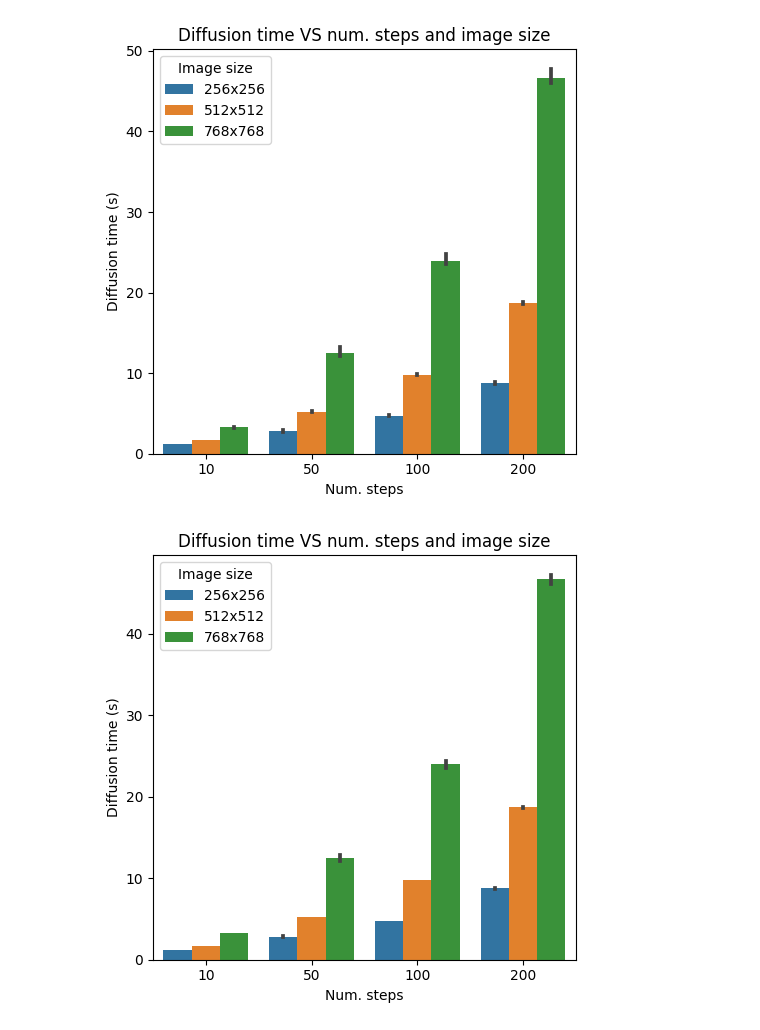
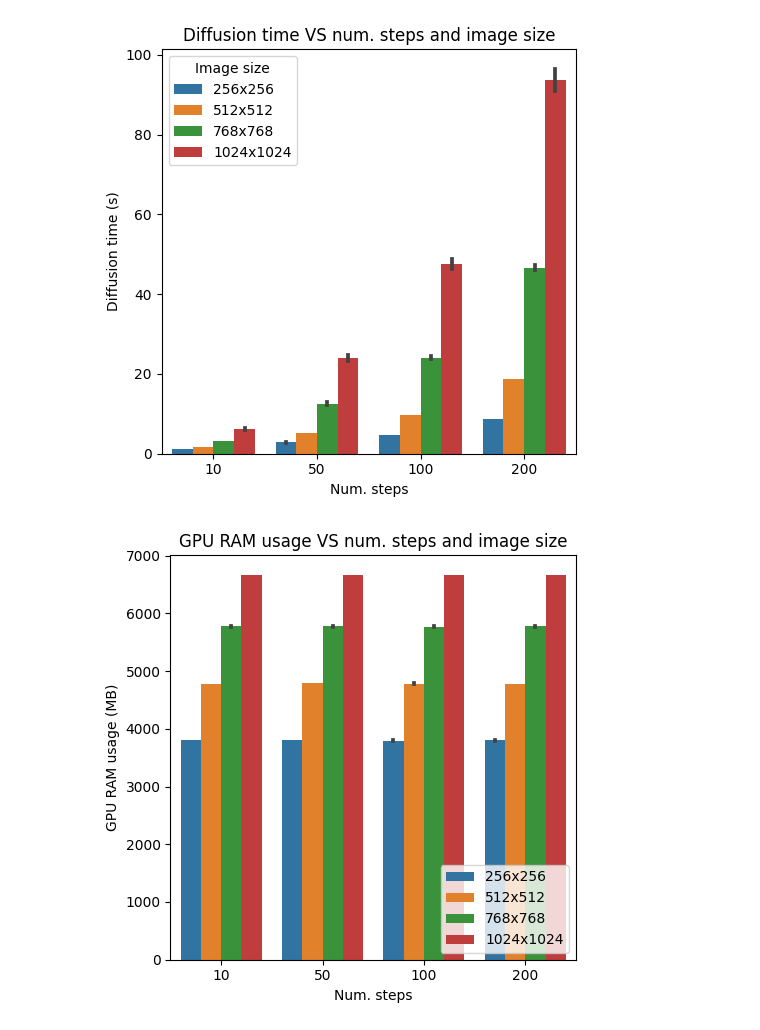
Before and after one commit to maslychm/diffusion, a Jupyter notebook: plots.ipynb, the cells around one changed output. Saved outputs shown, nothing was run; the diff lists cells and outputs as text; code cells hidden in the pictures.

```diff
--- a/plots.ipynb
+++ b/plots.ipynb
@@ -5,13 +6,24 @@ import pandas as pd
+# %%
+hue_order = ["256x256", "512x512", "768x768", "1024x1024"]
 # %%
-df = pd.read_csv("results/timings.csv")
+# collect existing results
+
+dfs = []
+for file in os.listdir("./results/"):
+    if file.endswith(".csv"):
+        df = pd.read_csv(f"./results/{file}")
+        dfs.append(df)
+
+df = pd.concat(dfs)
 df["Image size"] = df["size"].astype(str) + "x" + df["size"].astype(str)
+# df.to_csv("results/baseline_timings.csv", index=False)
 # %%
 fig, ax = plt.subplots(1, 1, figsize=(5, 5))
-sns.barplot(data=df, x="steps", y="total_time", hue="Image size", ax=ax)
+sns.barplot(data=df, x="steps", y="total_time", hue="Image size", hue_order=hue_order, ax=ax)
 ax.set_title("Diffusion time VS num. steps and image size")
 ax.set_xlabel("Num. steps")
 ax.set_ylabel("Diffusion time (s)")
 fig.tight_layout()
 fig.savefig("results/diffusion_time_vs_steps_and_size.png", dpi=300)
 # %% [output]
-[figure, old version]
+[figure, new version]
@@ -40,23 +30,11 @@ fig.savefig("results/diffusion_time_vs_steps_and_size.png", dpi=300)
-# %%
-# collect existing results
-import pandas as pd
-import os
-
-dfs = []
-for file in os.listdir("./results/"):
-    if file.endswith(".csv"):
-        df = pd.read_csv(f"./results/{file}")
-        dfs.append(df)
-
-df = pd.concat(dfs)
-df["Image size"] = df["size"].astype(str) + "x" + df["size"].astype(str)
 # %%
 fig, ax = plt.subplots(1, 1, figsize=(5, 5))
-sns.barplot(data=df, x="steps", y="total_time", hue="Image size", ax=ax)
-ax.set_title("Diffusion time VS num. steps and image size")
+sns.barplot(data=df, x="steps", y="peak_gpu_ram", hue="Image size", hue_order=hue_order, ax=ax)
+ax.set_title("GPU RAM usage VS num. steps and image size")
 ax.set_xlabel("Num. steps")
-ax.set_ylabel("Diffusion time (s)")
+ax.set_ylabel("GPU RAM usage (MB)")
 fig.tight_layout()
-fig.savefig("results/diffusion_time_vs_steps_and_size.png", dpi=300)
+ax.legend(loc="lower right")
+fig.savefig("results/gpu_ram_usage_vs_steps_and_size.png", dpi=300)
 # %% [output]
-[figure, old version]
+[figure, new version]
```
Also changed, not shown: parts of 4 cells of this notebook, 9 other files.
